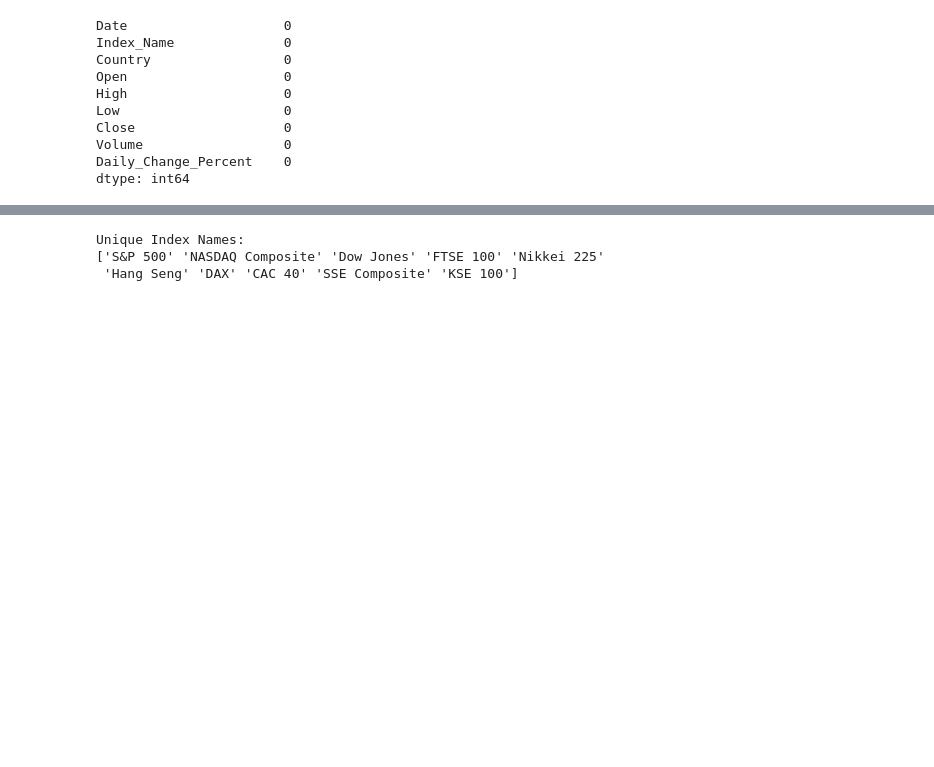
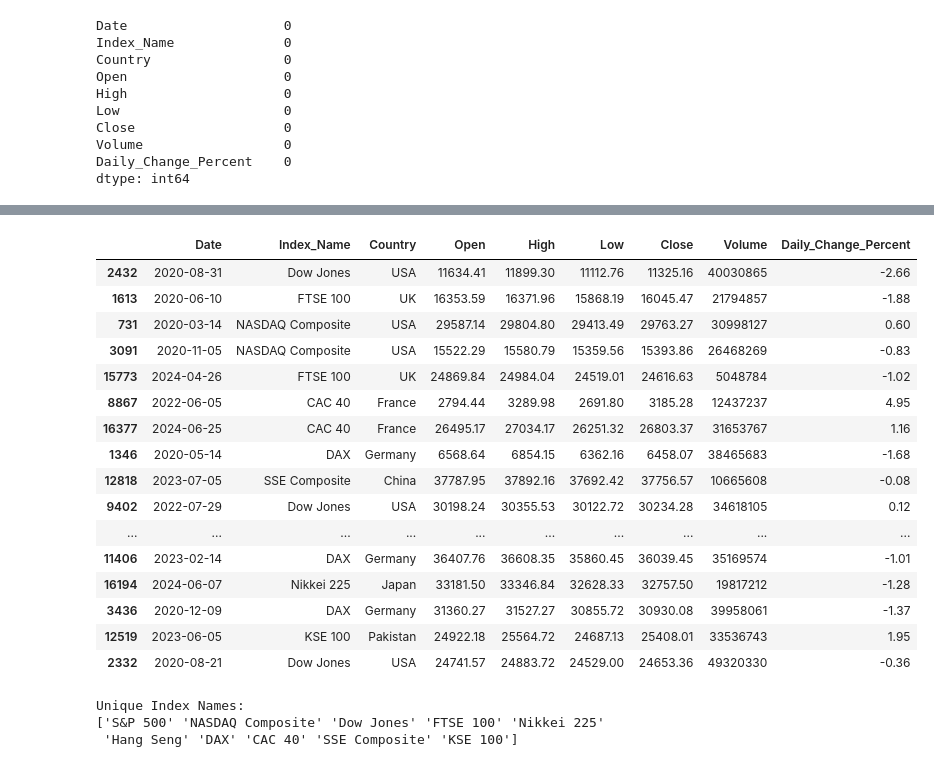
Before and after one commit to Ashmin-Gurung/Global-Stock-Market-EDA, a Jupyter notebook: Stock.ipynb, the cells around one changed output, grey strips where cells are left out. Cells and saved outputs as stored; diff of their text form; code cells hidden in the pictures; blank space fills up the shorter version.

```diff
--- a/Stock.ipynb
+++ b/Stock.ipynb
@@ -101,3 +161,27 @@ dtype: int64
+# %%
+# Clipping outliers (best for stock data)
+# extreme values are capped while keeping the data size unchanged
+df['Daily_Change_Percent'] = df['Daily_Change_Percent'].clip(lower_fence, upper_fence)
+# %%
+df.sample(20)
+# %% [output]
+|  | Date | Index_Name | Country | Open | High | Low | Close | Volume | Daily_Change_Percent |
+| 2432 | 2020-08-31 | Dow Jones | USA | 11634.41 | 11899.30 | 11112.76 | 11325.16 | 40030865 | -2.66 |
+| 1613 | 2020-06-10 | FTSE 100 | UK | 16353.59 | 16371.96 | 15868.19 | 16045.47 | 21794857 | -1.88 |
+| 731 | 2020-03-14 | NASDAQ Composite | USA | 29587.14 | 29804.80 | 29413.49 | 29763.27 | 30998127 | 0.60 |
+| 3091 | 2020-11-05 | NASDAQ Composite | USA | 15522.29 | 15580.79 | 15359.56 | 15393.86 | 26468269 | -0.83 |
+| 15773 | 2024-04-26 | FTSE 100 | UK | 24869.84 | 24984.04 | 24519.01 | 24616.63 | 5048784 | -1.02 |
+| 8867 | 2022-06-05 | CAC 40 | France | 2794.44 | 3289.98 | 2691.80 | 3185.28 | 12437237 | 4.95 |
+| 16377 | 2024-06-25 | CAC 40 | France | 26495.17 | 27034.17 | 26251.32 | 26803.37 | 31653767 | 1.16 |
+| 1346 | 2020-05-14 | DAX | Germany | 6568.64 | 6854.15 | 6362.16 | 6458.07 | 38465683 | -1.68 |
+| 12818 | 2023-07-05 | SSE Composite | China | 37787.95 | 37892.16 | 37692.42 | 37756.57 | 10665608 | -0.08 |
+| 9402 | 2022-07-29 | Dow Jones | USA | 30198.24 | 30355.53 | 30122.72 | 30234.28 | 34618105 | 0.12 |
+| ... | ... | ... | ... | ... | ... | ... | ... | ... | ... |
+| 11406 | 2023-02-14 | DAX | Germany | 36407.76 | 36608.35 | 35860.45 | 36039.45 | 35169574 | -1.01 |
+| 16194 | 2024-06-07 | Nikkei 225 | Japan | 33181.50 | 33346.84 | 32628.33 | 32757.50 | 19817212 | -1.28 |
+| 3436 | 2020-12-09 | DAX | Germany | 31360.27 | 31527.27 | 30855.72 | 30930.08 | 39958061 | -1.37 |
+| 12519 | 2023-06-05 | KSE 100 | Pakistan | 24922.18 | 25564.72 | 24687.13 | 25408.01 | 33536743 | 1.95 |
+| 2332 | 2020-08-21 | Dow Jones | USA | 24741.57 | 24883.72 | 24529.00 | 24653.36 | 49320330 | -0.36 |
 # %%
 print("\nUnique Index Names:")
 print(df['Index_Name'].unique())
```
Also changed, not shown: parts of 7 cells of this notebook.
